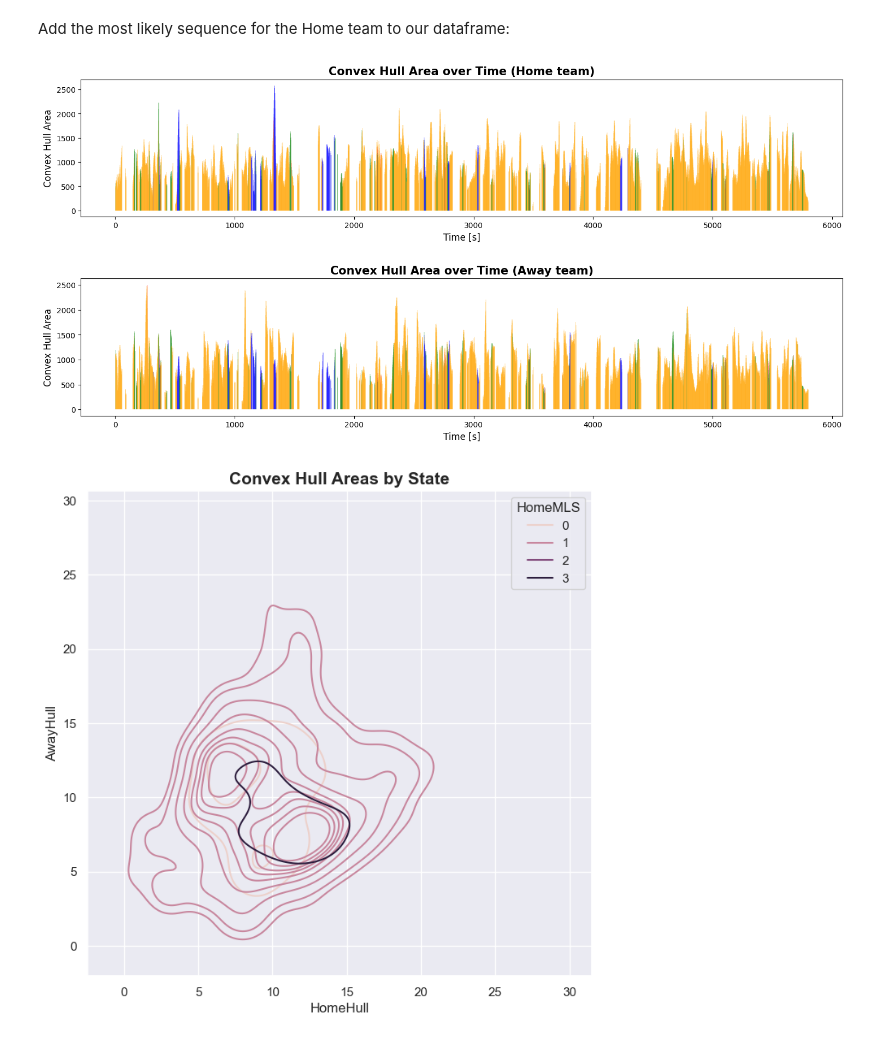
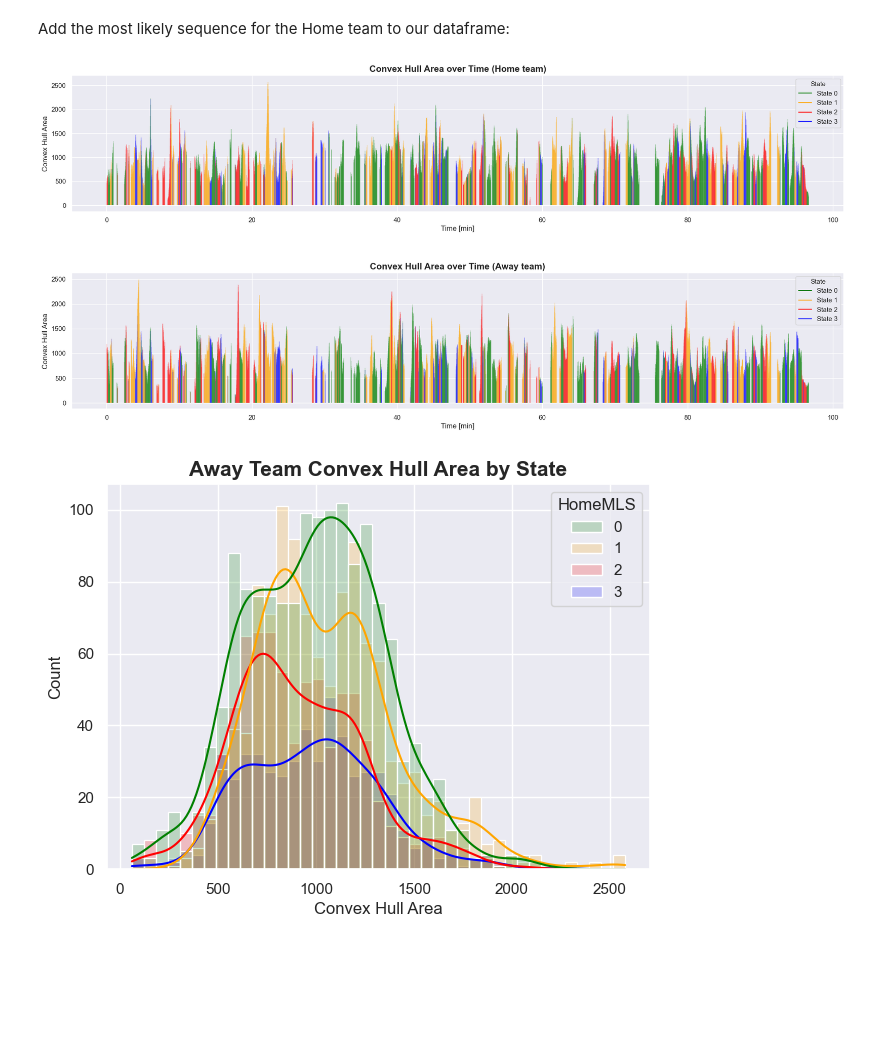
Before and after one commit to ValentinisAlessio/PML_exam, a Jupyter notebook: hmmpyro_tests/Viterbi.ipynb, the cells around one changed output. Saved outputs shown, nothing was run; the diff lists cells and outputs as text; code cells hidden in the pictures; blank space fills up the shorter version.

Commit message:
4 states not too dramatic

```diff
--- a/hmmpyro_tests/Viterbi.ipynb
+++ b/hmmpyro_tests/Viterbi.ipynb
@@ -148,7 +156,7 @@ def empirical_gamma_cdf(x, shape, rate):
     # Generate 1000 random samples from the gamma distribution
     # Think about setting a seed to avoid too much stochasticity
     #torch.manual_seed(3407)
-    samples = torch.distributions.Gamma(shape, rate).sample((1000,))
+    samples = torch.distributions.Gamma(shape, rate).sample((3500,))
     return (samples <= x).float().mean()
 
 def copula_term_log(theta: torch.tensor, u: torch.tensor, v: torch.tensor):
@@ -258,18 +266,25 @@ class_colors = {
 }
 colors = data['AwayMLS'].map(class_colors)
 # %%
-fig, axs = plt.subplots(2, 1, figsize=(18, 8))
+fig, axs = plt.subplots(2, 1, figsize=(23, 10))
 # Home team's convex hull area
-axs[0].vlines(data["Time [s]"], ymin=0, ymax=data["HomeHull"], color=colors, linewidth=0.25)
-axs[0].set_xlabel("Time [s]", fontsize=12,fontweight='normal');
+axs[0].vlines(data["Time [s]"]/60, ymin=0, ymax=data["HomeHull"], color=colors, linewidth=0.25)
+axs[0].set_xlabel("Time [min]", fontsize=12,fontweight='normal');
 axs[0].set_ylabel("Convex Hull Area", fontsize=12, fontweight='normal');
 axs[0].set_title("Convex Hull Area over Time (Home team)", fontsize=15, fontweight='bold');
+# add legend
+for i, state in enumerate([0,1,2,3]):
+    axs[0].plot([], [], color=class_colors[int(state)], label=f'State {int(state)}')
+axs[0].legend(title="State", title_fontsize='11', fontsize='11', loc='upper right');
 
 # Away team's convex hull area
-axs[1].vlines(data["Time [s]"], ymin=0, ymax=data["AwayHull"],color=colors, linewidth=0.25)
-axs[1].set_xlabel("Time [s]", fontsize=12,fontweight='normal');
+axs[1].vlines(data["Time [s]"]/60, ymin=0, ymax=data["AwayHull"],color=colors, linewidth=0.25)
+axs[1].set_xlabel("Time [min]", fontsize=12,fontweight='normal');
 axs[1].set_ylabel("Convex Hull Area", fontsize=12, fontweight='normal');
 axs[1].set_title("Convex Hull Area over Time (Away team)", fontsize=15, fontweight='bold');
+for i, state in enumerate([0,1,2,3]):
+    axs[1].plot([], [], color=class_colors[int(state)], label=f'State {int(state)}')
+axs[1].legend(title="State", title_fontsize='11', fontsize='11', loc='upper right');
 
 # # add vertical lines for home goals
 # for t1,t2 in zip(home_goals["Start Time [s]"],home_goals["End Time [s]"]):
@@ -283,25 +298,30 @@ axs[1].set_title("Convex Hull Area over Time (Away team)", fontsize=15, fontweig
 plt.subplots_adjust(hspace=0.45)
 plt.savefig("../plots/BivariateHMM_MostLikelySeq_matchday1.png",dpi=350, bbox_inches='tight')
 # %% [output]
-[figure, old version]
+[figure, new version]
 # %%
-data["HomeHull"] = data["HomeHull"]/100
-data["AwayHull"] = data["AwayHull"]/100
-sns.set_theme(style="darkgrid")
+# data["HomeHull"] = data["HomeHull"]
+# data["AwayHull"] = data["AwayHull"]
+# sns.set_theme(style="darkgrid")
 
-# Set up the figure
-f, ax = plt.subplots(figsize=(8, 8))
-ax.set_aspect("equal")
+# # Set up the figure
+# f, ax = plt.subplots(figsize=(8, 8))
+# ax.set_aspect("equal")
 
-# Draw a contour plot to represent each bivariate density
-sns.kdeplot(
-    data=data,
-    x="HomeHull",
-    y="AwayHull",
-    hue="HomeMLS",
-    thresh=.1,
-)
-plt.title("Convex Hull Areas by State", fontsize=15, fontweight='bold')
-f.savefig("../plots/BivariateHMM_StateDistribution_matchday1.png",dpi=350)
+# # Draw a contour plot to represent each bivariate density coloring with class_colors = {
+# #     0: 'green',
+# #     1: 'orange',
+# #     2: 'red',
+# #     3: 'blue'
+# # }
+# #colors = data['AwayMLS'].map(class_colors)
+
+# sns.kdeplot(data=data, x="HomeHull", y="AwayHull", hue="HomeMLS", levels=5, palette=class_colors, linewidths=1.5)
+
+fig, ax = plt.subplots(1, 1, figsize=(7, 5))
+sns.histplot(data, x="HomeHull", hue="HomeMLS", kde=True, palette=class_colors,alpha=0.2)
+ax.set_xlabel("Convex Hull Area", fontsize=12, fontweight='normal');
+ax.set_ylabel("Count", fontsize=12, fontweight='normal');
+ax.set_title("Away Team Convex Hull Area by State", fontsize=15, fontweight='bold');
 # %% [output]
-[figure, old version]
+[figure, new version]
```
Also changed, not shown: parts of 3 cells of this notebook, 4 other files.
